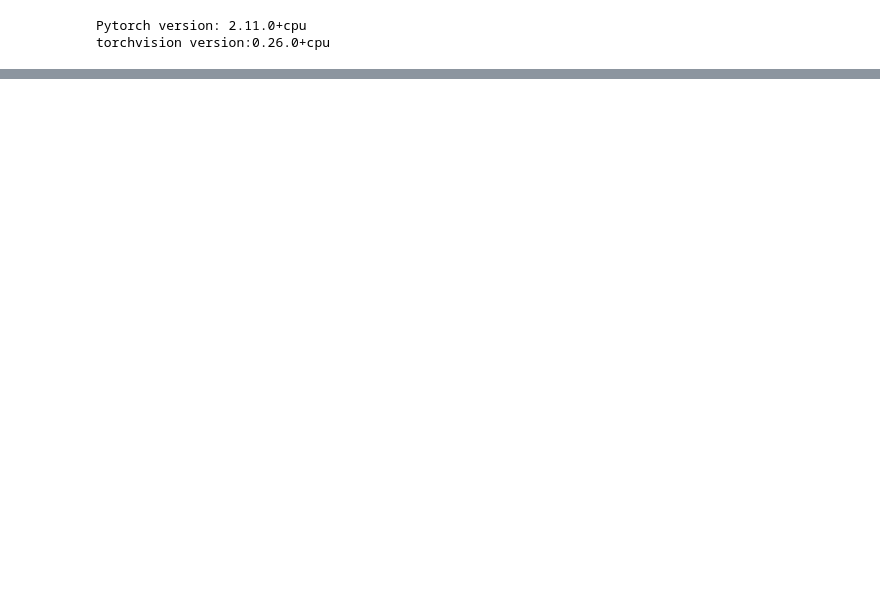
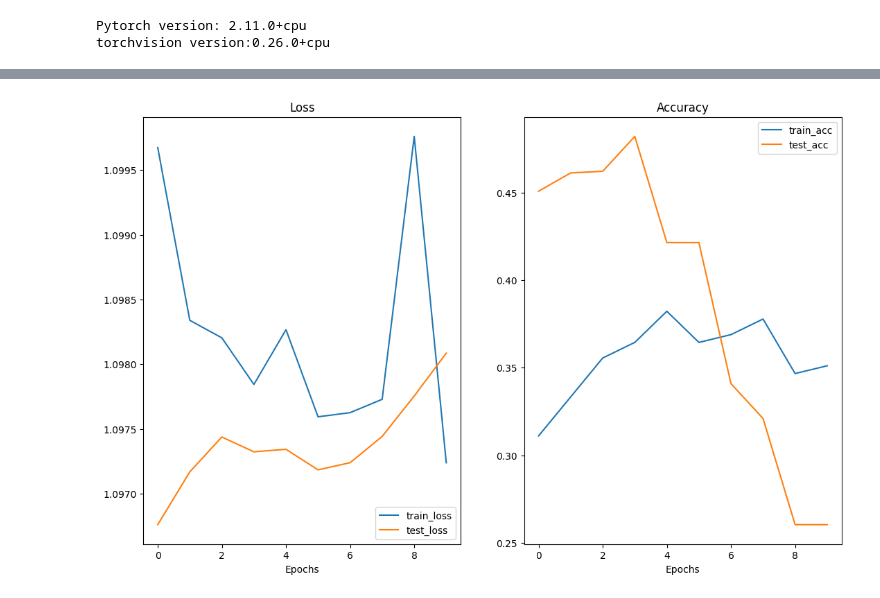
Before and after one commit to Jaingarveet/ViT_from_scratch, a Jupyter notebook: src/train.ipynb, the cells around one changed output, grey strips where cells are left out. Cells and saved outputs as stored; diff of their text form; code cells hidden in the pictures; blank space fills up the shorter version.

```diff
--- a/src/train.ipynb
+++ b/src/train.ipynb
@@ -957,0 +67,3 @@ def pred_and_plot_image(model: torch.nn.Module,
+# %%
+device = get_device()
+device
@@ -957,0 +133,7 @@ def pred_and_plot_image(model: torch.nn.Module,
+# %%
+input_channels = 3
+hidden_channels = 10
+output_shape = len(class_names)
+model = VGGMini(input_channels = input_channels,
+                hidden_channels = hidden_channels,
+                output_shape = output_shape)
@@ -957,0 +218,17 @@ def pred_and_plot_image(model: torch.nn.Module,
+# %%
+
+# basic baseline run
+from tqdm.auto import tqdm
+NUM_EPOCHS = 10
+optimizer = torch.optim.Adam(params = model.parameters(),
+                             lr=0.00001)
+loss_fn = torch.nn.CrossEntropyLoss()
+
+results = train(model = model,
+                train_dataloader=train_dataloader,
+                test_dataloader=test_dataloader,
+                optimizer=optimizer,
+                device = device,
+                loss_fn=loss_fn,
+                epochs=NUM_EPOCHS,
+                )
@@ -957,0 +253,4 @@ def pred_and_plot_image(model: torch.nn.Module,
+# %%
+plot_loss_acc_curves(results)
+# %% [output]
+[figure, added]
```
Also changed, not shown: parts of 128 cells of this notebook, 5 other files.
